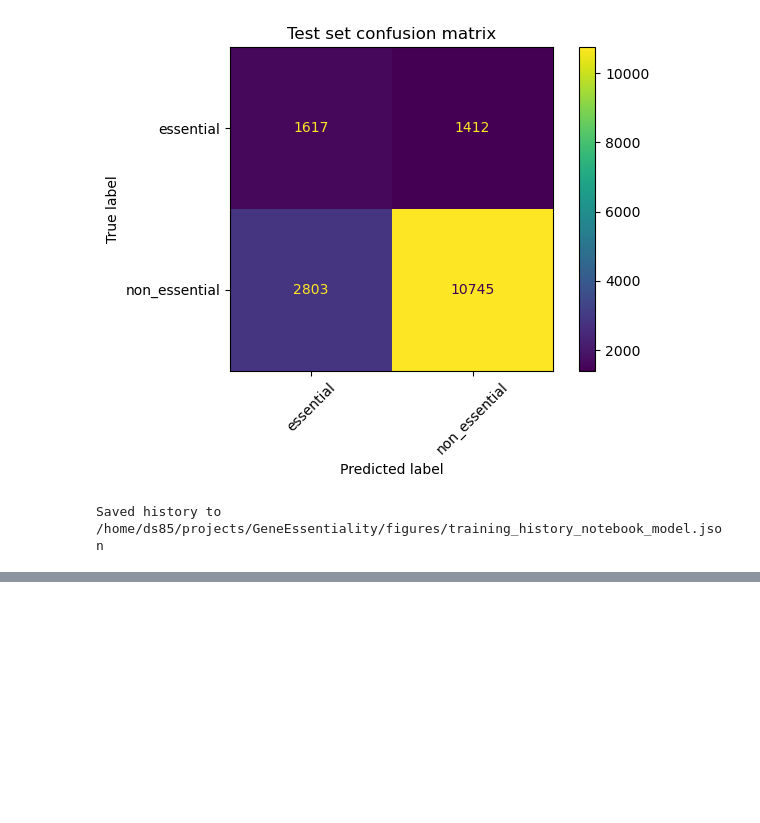
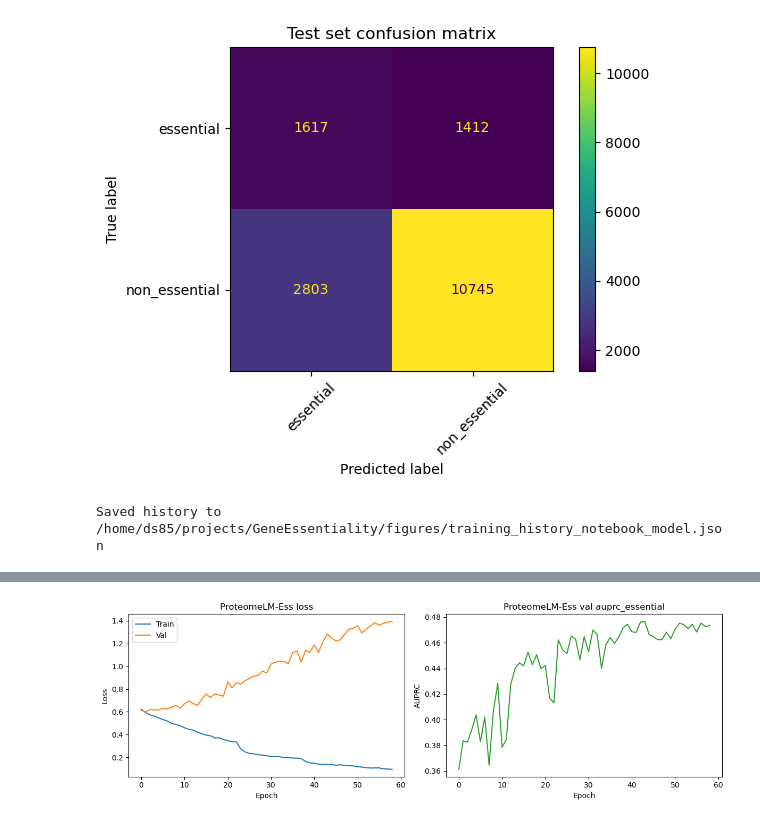
Before and after one commit to dylan33smith/GeneEssentiality, a Jupyter notebook: model.ipynb, the cells around one changed output, grey strips where cells are left out. Cells and saved outputs as stored; diff of their text form; code cells hidden in the pictures; blank space fills up the shorter version.

Commit message:
simplified model notebook

```diff
--- a/model.ipynb
+++ b/model.ipynb
@@ -401,0 +415,19 @@ Saved history to /home/ds85/projects/GeneEssentiality/figures/training_history_n
+# %%
+# ProteomeLM-Ess: same binary config, genome-wide normalized embeddings
+config_path_ess = project_root / "config" / "model_binary.yaml"
+train_ds_ess, val_ds_ess, test_ds_ess = create_datasets_from_config(
+    config_path_ess, normalize_by_organism=True
+)
+n_classes_ess = train_ds_ess.n_classes
+with open(config_path_ess) as f:
+    cfg_ess = yaml.safe_load(f)
+class_names_ess = cfg_ess.get("classification", {}).get("class_names")
+if not class_names_ess or len(class_names_ess) != n_classes_ess:
+    class_names_ess = default_class_names(n_classes_ess)
+
+print(f"ProteomeLM-Ess: classes={n_classes_ess} ({', '.join(class_names_ess)})")
+print(f"Train: {len(train_ds_ess)}  Val: {len(val_ds_ess)}  Test: {len(test_ds_ess)}")
+
+train_loader_ess = DataLoader(train_ds_ess, batch_size=batch_size, shuffle=True)
+val_loader_ess = DataLoader(val_ds_ess, batch_size=batch_size, shuffle=False)
+test_loader_ess = DataLoader(test_ds_ess, batch_size=batch_size, shuffle=False)
@@ -401,0 +437,10 @@ Saved history to /home/ds85/projects/GeneEssentiality/figures/training_history_n
+# %%
+# Paper architecture: one hidden layer 2048, ReLU, dropout 0.5, 2 logits
+loss_fn_ess = make_loss_fn(train_ds_ess.get_labels(), n_classes=n_classes_ess, device=device)
+model_ess = EssentialityMLP(
+    input_dim=train_ds_ess.embedding_dim,
+    n_classes=n_classes_ess,
+    hidden_dims=[2048],
+    dropout=0.5,
+).to(device)
+optimizer_ess = torch.optim.AdamW(model_ess.parameters(), lr=lr, weight_decay=weight_decay)
@@ -401,0 +595,18 @@ Saved history to /home/ds85/projects/GeneEssentiality/figures/training_history_n
+# %%
+# Optional: plot ProteomeLM-Ess training curves
+fig_ess, axes_ess = plt.subplots(1, 2, figsize=(12, 4))
+axes_ess[0].plot(train_losses_ess, label="Train")
+axes_ess[0].plot(val_losses_ess, label="Val")
+axes_ess[0].set_xlabel("Epoch")
+axes_ess[0].set_ylabel("Loss")
+axes_ess[0].set_title("ProteomeLM-Ess loss")
+axes_ess[0].legend()
+auprc_vals_ess = [m.get(auprc_key_ess) if m.get(auprc_key_ess) is not None else float("nan") for m in val_metrics_history_ess]
+axes_ess[1].plot(auprc_vals_ess, color="C2")
+axes_ess[1].set_xlabel("Epoch")
+axes_ess[1].set_ylabel("AUPRC")
+axes_ess[1].set_title(f"ProteomeLM-Ess val {auprc_key_ess}")
+plt.tight_layout()
+plt.show()
+# %% [output]
+[figure, added]
```
Also changed, not shown: parts of 11 cells of this notebook, 10 other files.
